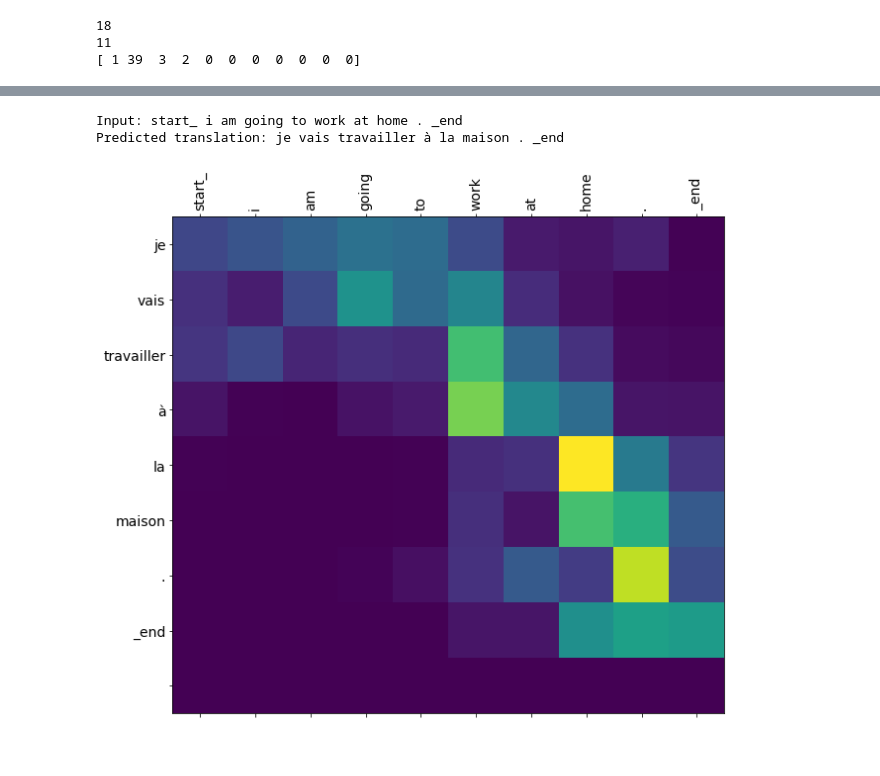
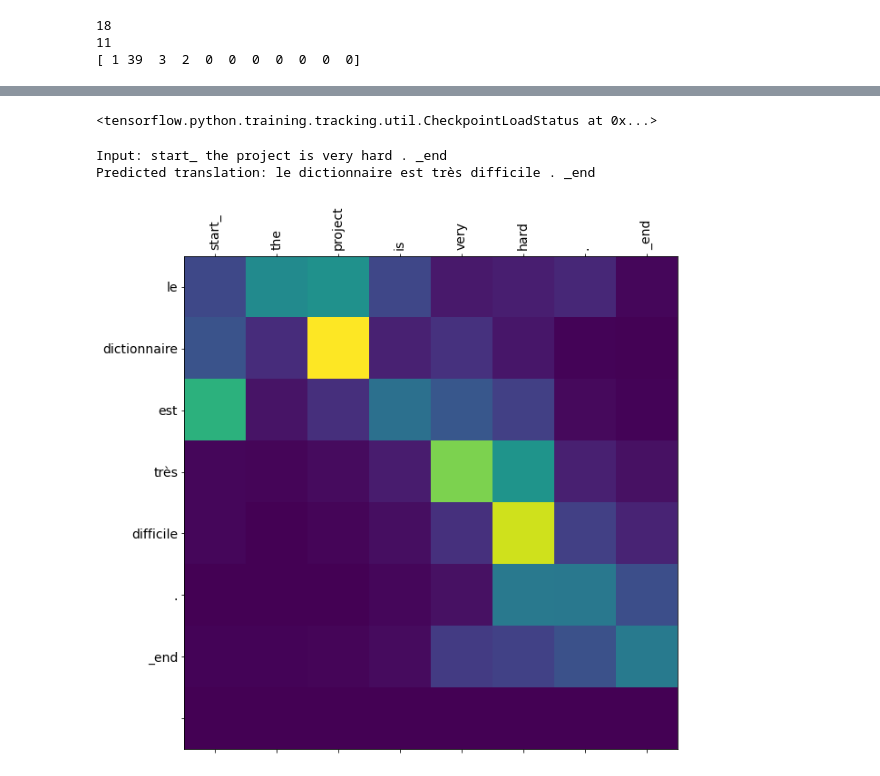
Before and after one commit to VisusAdAstra/Machine-Translation, a Jupyter notebook: NMT.ipynb, the cells around one changed output, grey strips where cells are left out. Cells and saved outputs as stored; diff of their text form; code cells hidden in the pictures.

```diff
--- a/NMT.ipynb
+++ b/NMT.ipynb
@@ -204,12 +238,14 @@ for epoch in range(EPOCHS):
   print('Time taken for 1 epoch {} sec\n'.format(time.time() - start))
 # %%
 # restoring the latest checkpoint in checkpoint_dir
-checkpoint.restore(tf.train.latest_checkpoint(checkpoint_dir))
+checkpoint.restore("training_checkpoints\ckpt-17")
+# %% [output]
+<tensorflow.python.training.tracking.util.CheckpointLoadStatus at 0x...>
 # %%
 # translate(u'I am going to work.')
 # translate(u'The project is super hard.')
-util.translate(u'I am going to work at home.', units, max_target_length, max_source_length, encoder, decoder, source_tokenizer, target_tokenizer)
+util.translate(u'The project is very hard.', units, max_target_length, max_source_length, encoder, decoder, source_tokenizer, target_tokenizer)
 # %% [output]
-Input: start_ i am going to work at home . _end
-Predicted translation: je vais travailler à la maison . _end
+Input: start_ the project is very hard . _end
+Predicted translation: le dictionnaire est très difficile . _end
-[figure, old version]
+[figure, new version]
```
Also changed, not shown: parts of 7 cells of this notebook.
